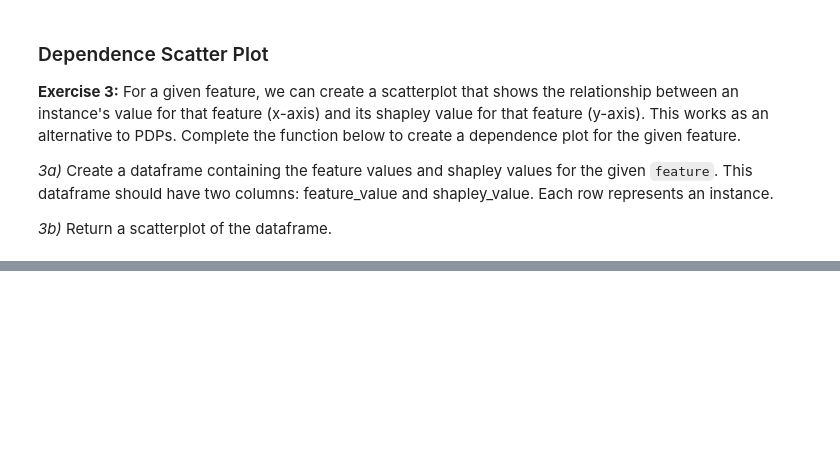
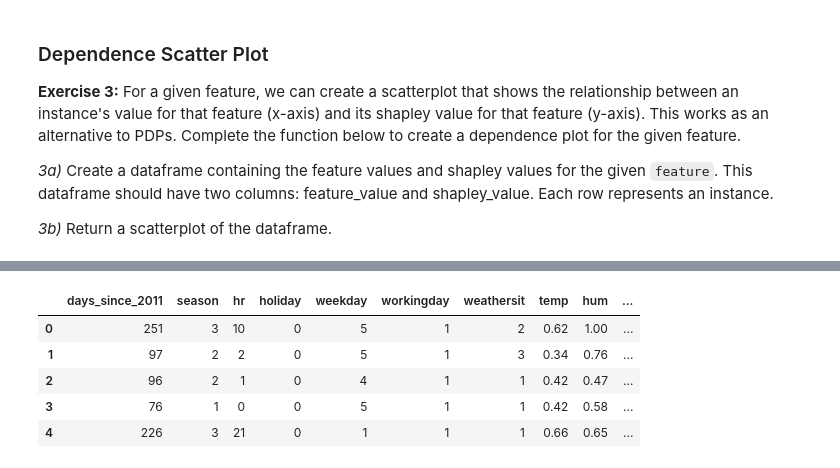
Before and after one commit to DanielKerrigan/vis4ml-class-notebooks, a Jupyter notebook: 05_solutions.ipynb, the cells around one changed output, grey strips where cells are left out. Drawn from its saved outputs; the diff is of its cells as text; code cells hidden in the pictures; blank space fills up the shorter version.

```diff
--- a/05_solutions.ipynb
+++ b/05_solutions.ipynb
@@ -198,0 +268,9 @@ plot_dependence(subset, shapley, 'temp')
+# %%
+subset.head()
+# %% [output]
+|  | days_since_2011 | season | hr | holiday | weekday | workingday | weathersit | temp | hum | ... |
+| 0 | 251 | 3 | 10 | 0 | 5 | 1 | 2 | 0.62 | 1.00 | ... |
+| 1 | 97 | 2 | 2 | 0 | 5 | 1 | 3 | 0.34 | 0.76 | ... |
+| 2 | 96 | 2 | 1 | 0 | 4 | 1 | 1 | 0.42 | 0.47 | ... |
+| 3 | 76 | 1 | 0 | 0 | 5 | 1 | 1 | 0.42 | 0.58 | ... |
+| 4 | 226 | 3 | 21 | 0 | 1 | 1 | 1 | 0.66 | 0.65 | ... |
```
Also changed, not shown: parts of 24 cells of this notebook.
